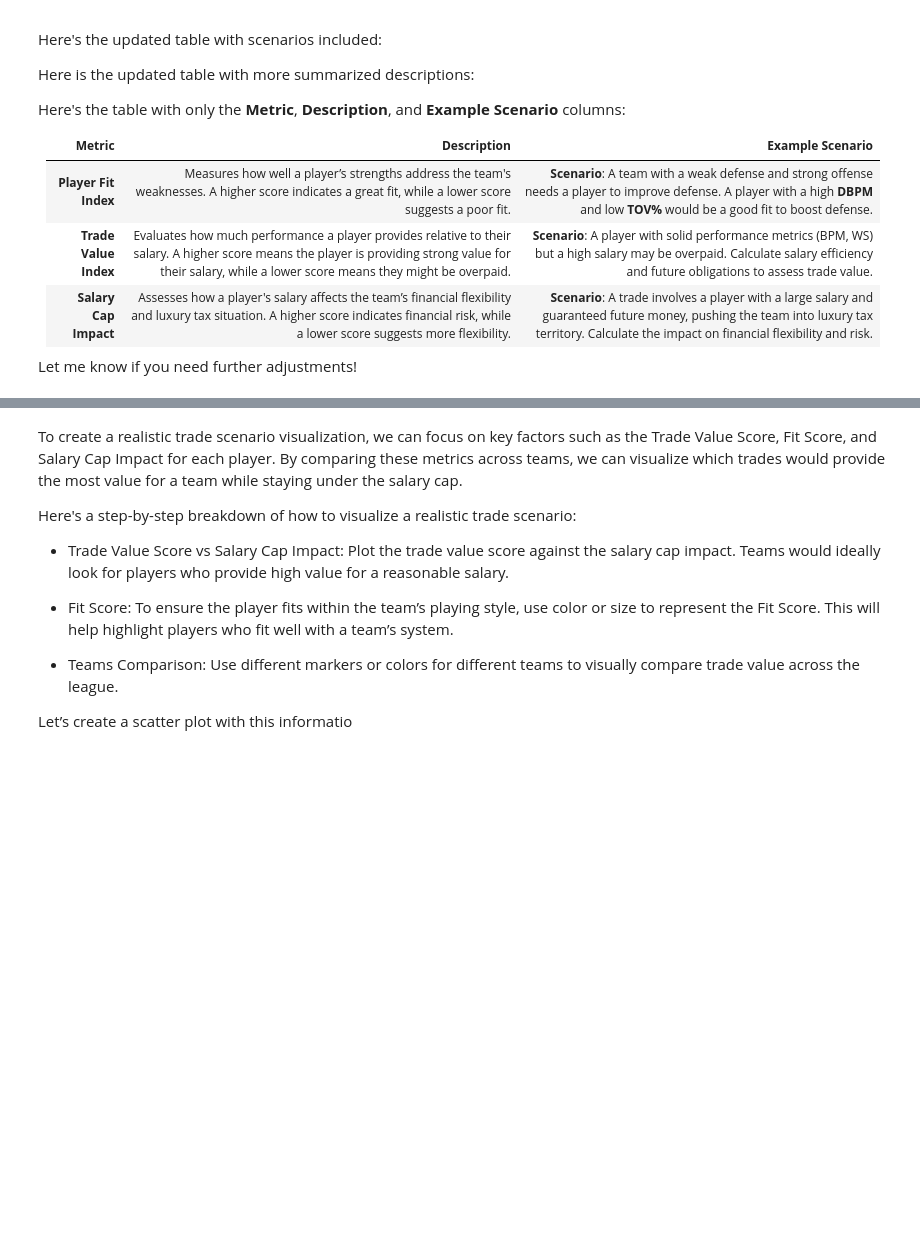
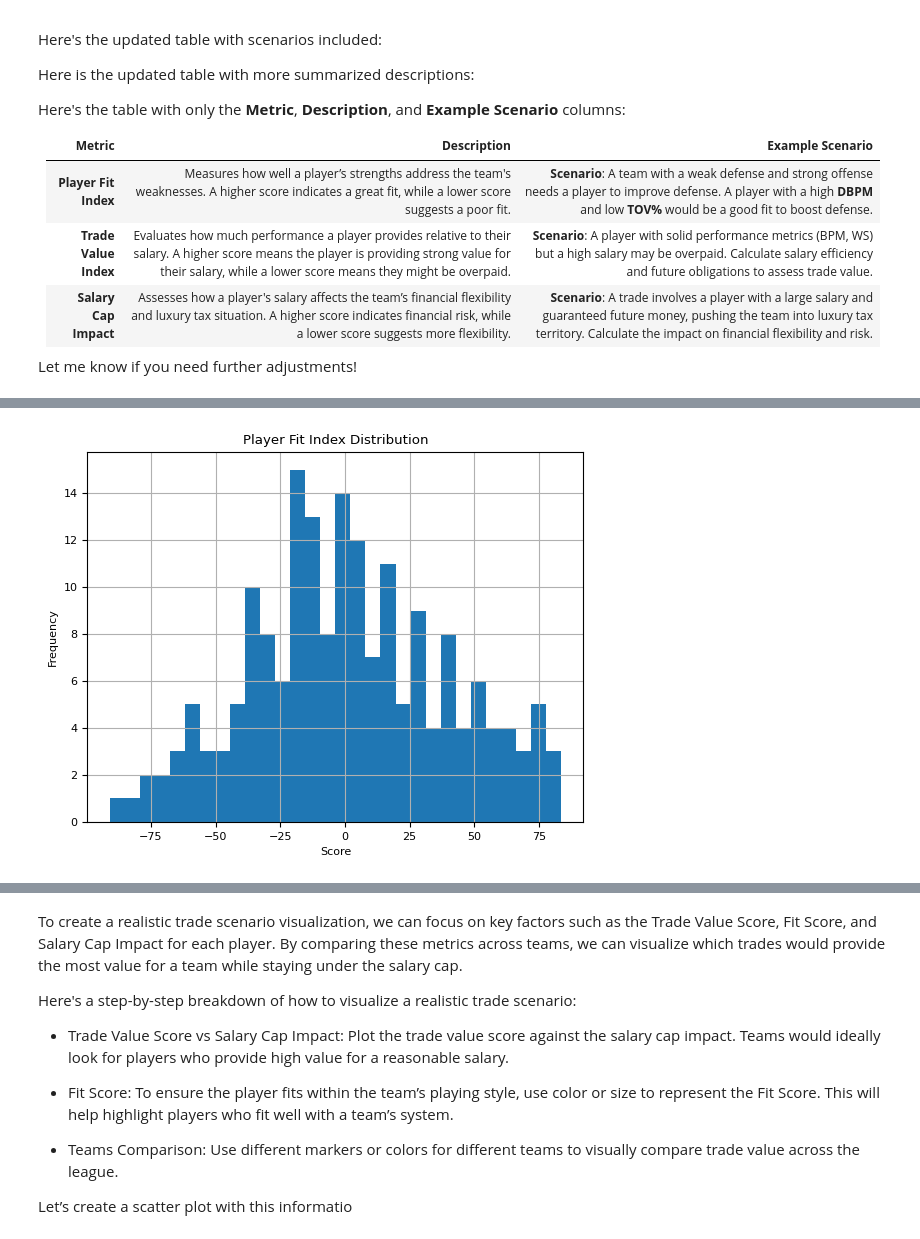
Before and after one commit to Makster04/Phase_4_Project, a Jupyter notebook: Project.ipynb, the cells around one changed output, grey strips where cells are left out. Saved outputs shown, nothing was run; the diff lists cells and outputs as text; code cells hidden in the pictures; blank space fills up the shorter version.

```diff
--- a/Project.ipynb
+++ b/Project.ipynb
@@ -1031,0 +1110,11 @@ visualizations
+# %%
+import matplotlib.pyplot as plt
+
+features["Player Fit Index"].hist(bins=30)
+plt.title("Player Fit Index Distribution")
+plt.xlabel("Score")
+plt.ylabel("Frequency")
+plt.grid(True)
+plt.show()
+# %% [output]
+[figure, added]
```
Also changed, not shown: parts of 13 cells of this notebook.
